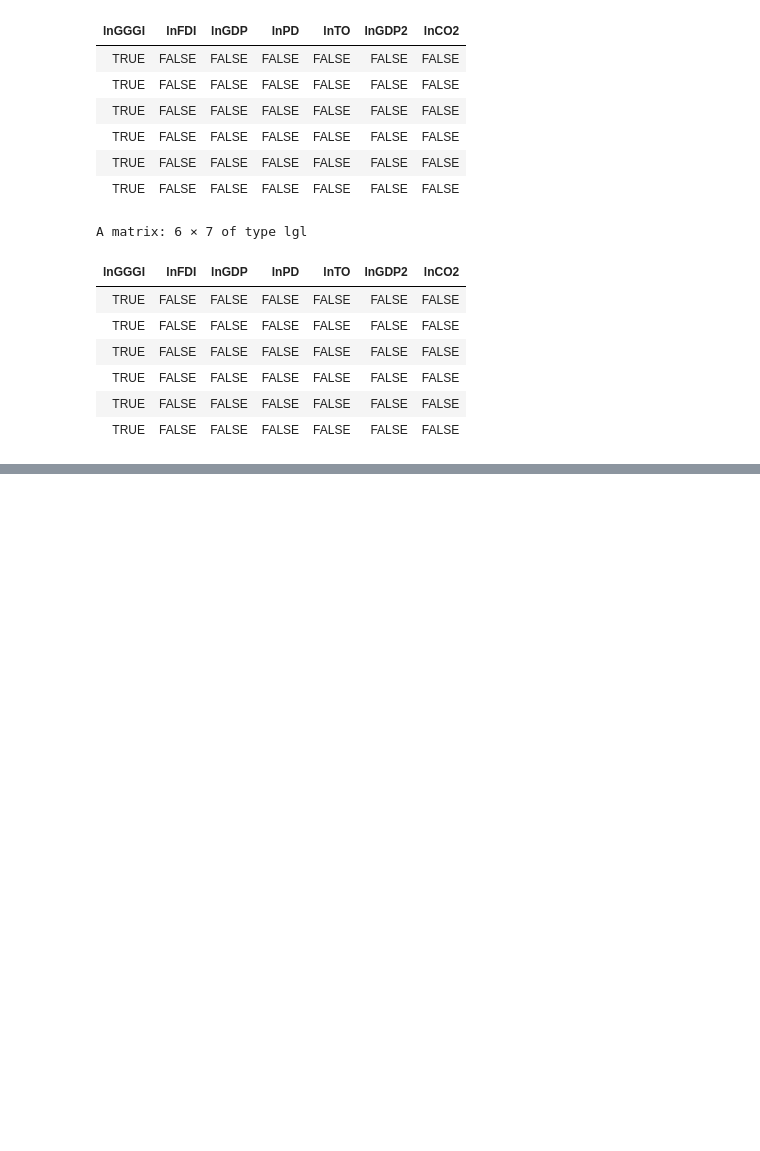
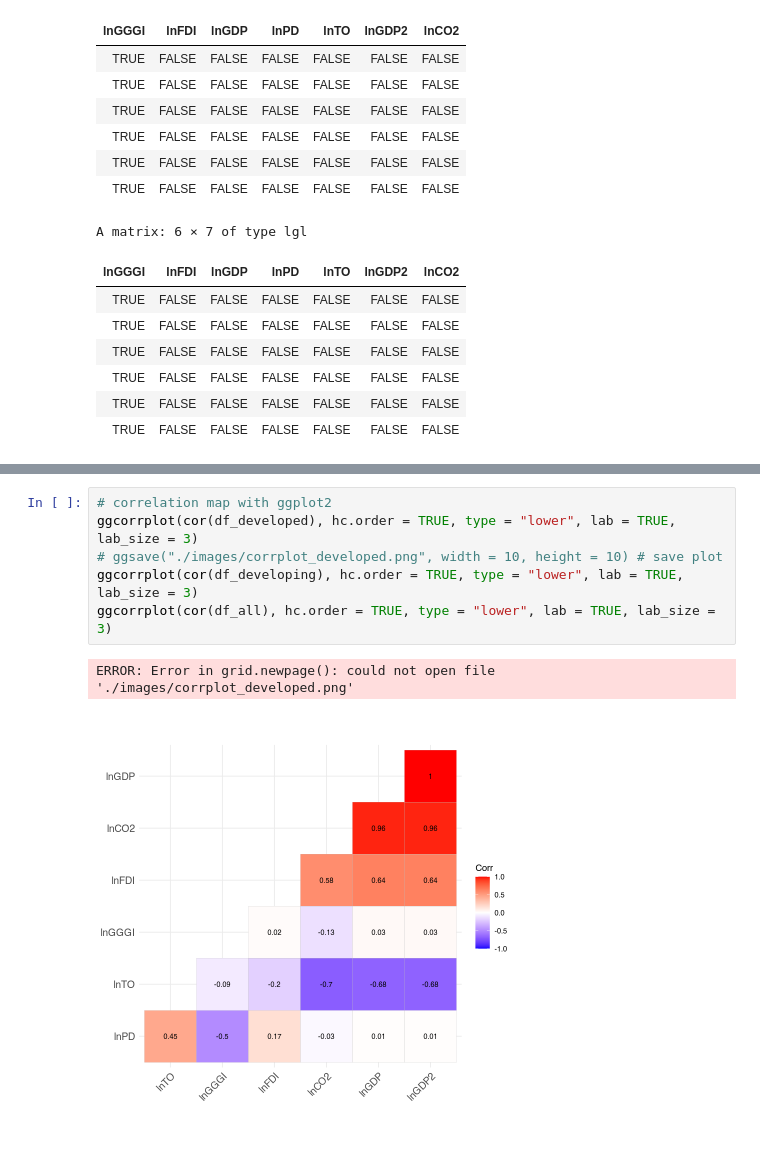
Before and after one commit to esvm4/ScientificResearch212223, a Jupyter notebook: dataAnalysis.ipynb, the cells around one changed output, grey strips where cells are left out. Saved outputs shown, nothing was run; the diff lists cells and outputs as text; blank space fills up the shorter version.

```diff
--- a/dataAnalysis.ipynb
+++ b/dataAnalysis.ipynb
@@ -174,0 +161,9 @@ F-statistic:  1944 on 5 and 446 DF,  p-value: < 2.2e-16
+# %%
+# correlation map with ggplot2
+ggcorrplot(cor(df_developed), hc.order = TRUE, type = "lower", lab = TRUE, lab_size = 3)
+# ggsave("./images/corrplot_developed.png", width = 10, height = 10) # save plot
+ggcorrplot(cor(df_developing), hc.order = TRUE, type = "lower", lab = TRUE, lab_size = 3)
+ggcorrplot(cor(df_all), hc.order = TRUE, type = "lower", lab = TRUE, lab_size = 3)
+# %% [output]
+ERROR: Error in grid.newpage(): could not open file './images/corrplot_developed.png'
+[figure, added]
```
Also changed, not shown: parts of 7 cells of this notebook.
